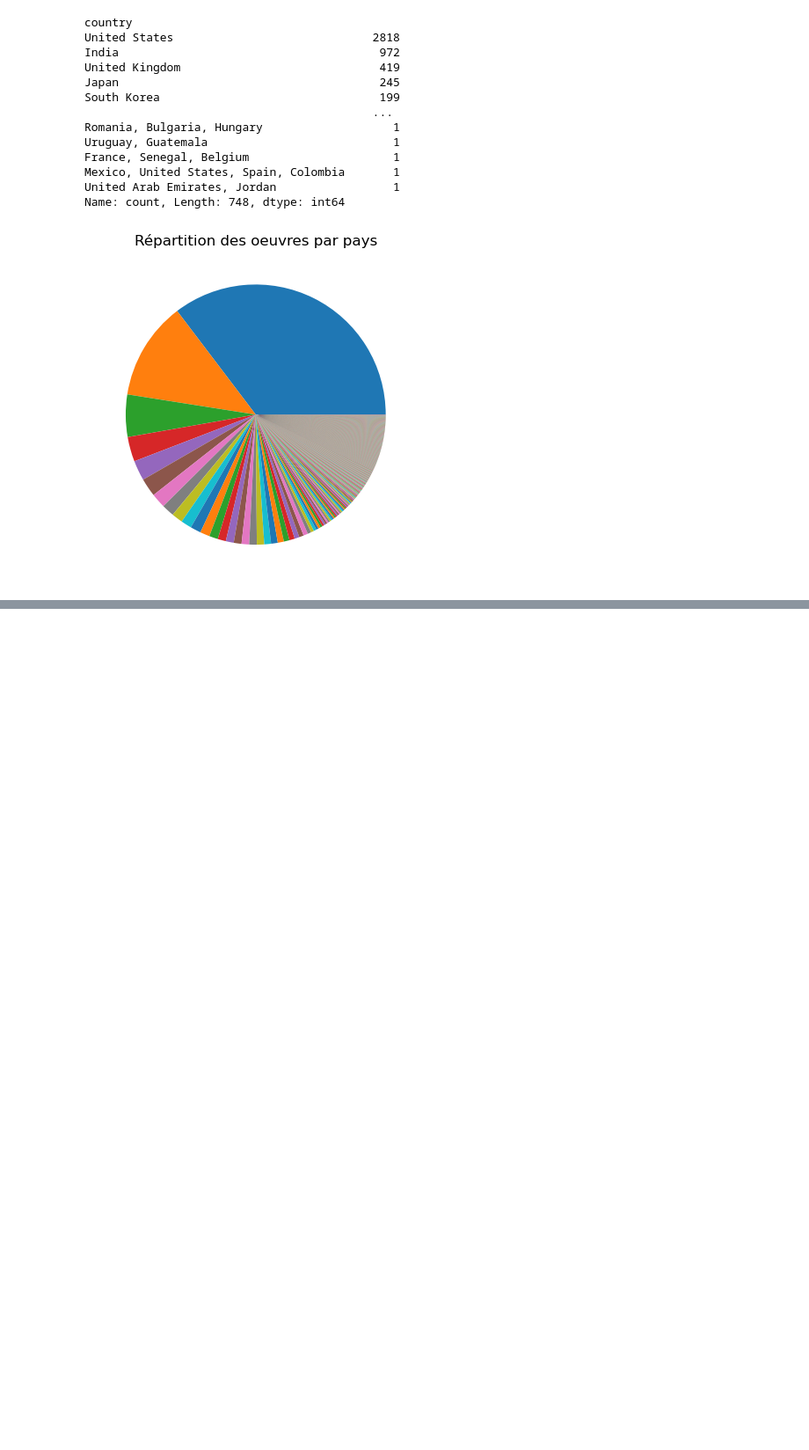
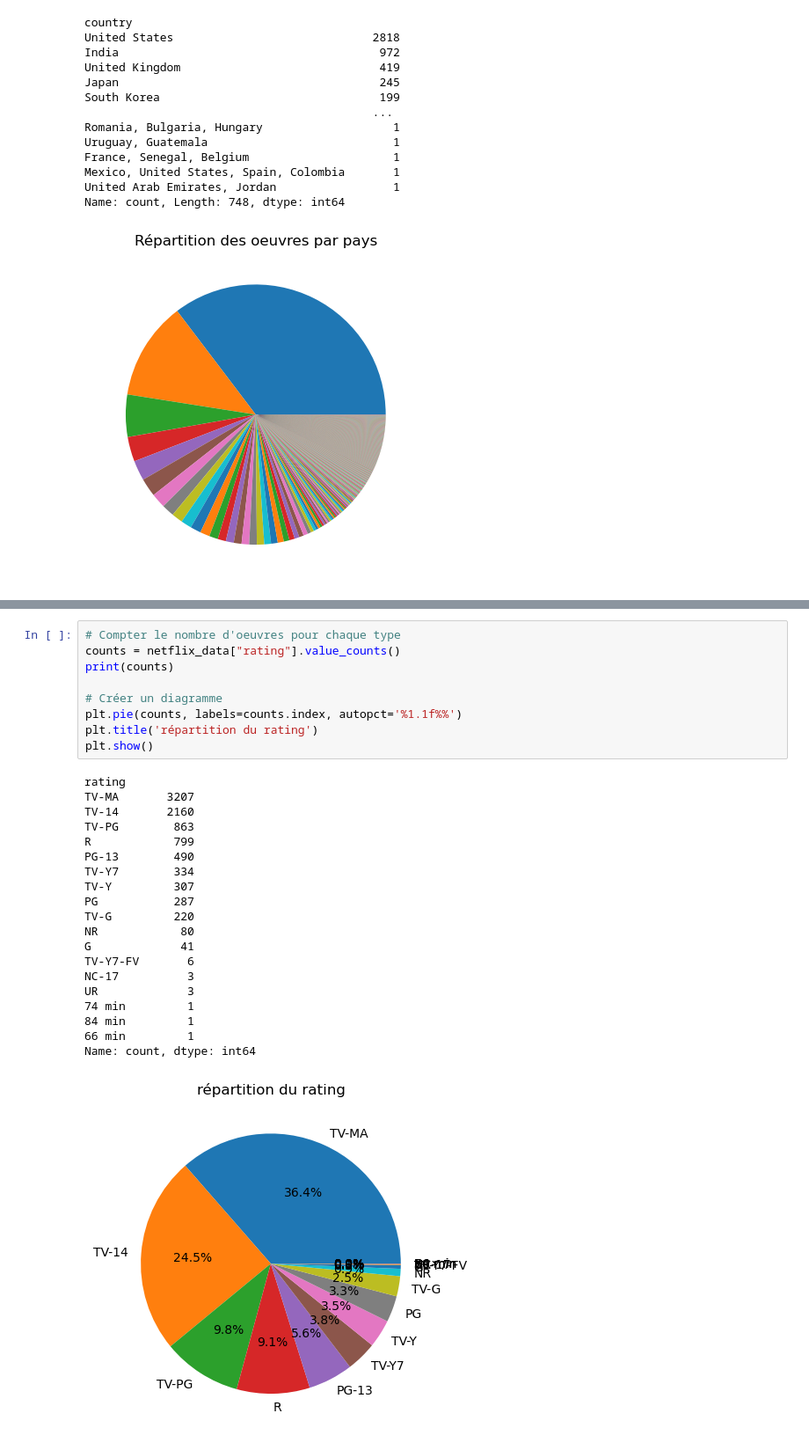
Before and after one commit to ilyes-chabab/netflix-insights, a Jupyter notebook: Netflix Data Analysis.ipynb, the cells around one changed output, grey strips where cells are left out. Shown at 88% size. Drawn from its saved outputs; the diff is of its cells as text; blank space fills up the shorter version.

```diff
--- a/Netflix Data Analysis.ipynb
+++ b/Netflix Data Analysis.ipynb
@@ -420,0 +447,30 @@ Name: count, Length: 748, dtype: int64
+# %%
+# Compter le nombre d'oeuvres pour chaque type
+counts = netflix_data["rating"].value_counts()
+print(counts)
+
+# Créer un diagramme
+plt.pie(counts, labels=counts.index, autopct='%1.1f%%')
+plt.title('répartition du rating')
+plt.show()
+# %% [output]
+rating
+TV-MA       3207
+TV-14       2160
+TV-PG        863
+R            799
+PG-13        490
+TV-Y7        334
+TV-Y         307
+PG           287
+TV-G         220
+NR            80
+G             41
+TV-Y7-FV       6
+NC-17          3
+UR             3
+74 min         1
+84 min         1
+66 min         1
+Name: count, dtype: int64
+[figure, added]
```
Also changed, not shown: parts of 10 cells of this notebook.
